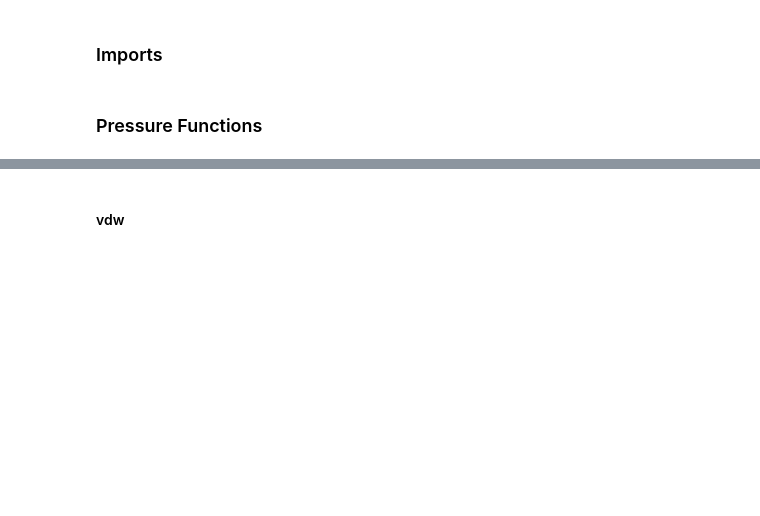
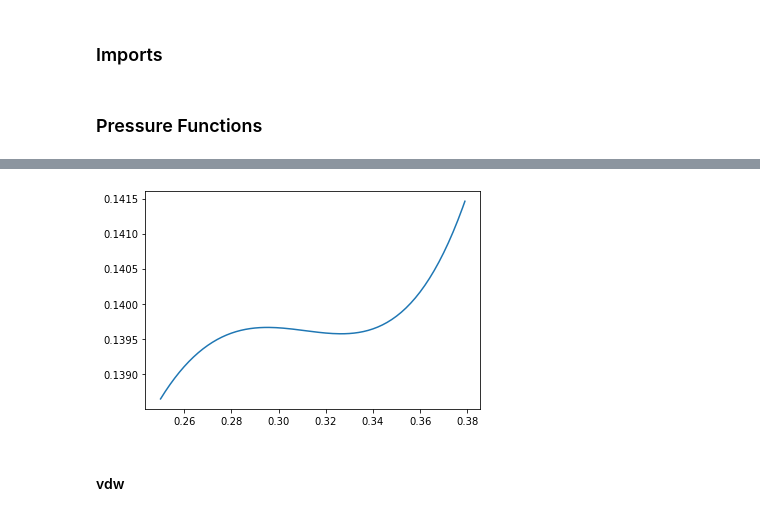
Before and after one commit to benfreasier/gvdw, a Jupyter notebook: eosapp.ipynb, the cells around one changed output, grey strips where cells are left out. Saved outputs shown, nothing was run; the diff lists cells and outputs as text; code cells hidden in the pictures; blank space fills up the shorter version.

```diff
--- a/eosapp.ipynb
+++ b/eosapp.ipynb
@@ -29,0 +47,7 @@ from scipy.optimize import fsolve
+# %%
+r = np.arange(.25, .38,.001)
+p = plj(r,t=1.338)
+plt.plot(r,p)
+plt.show()
+# %% [output]
+[figure, added]
```
Also changed, not shown: parts of 30 cells of this notebook, 2 other files.
